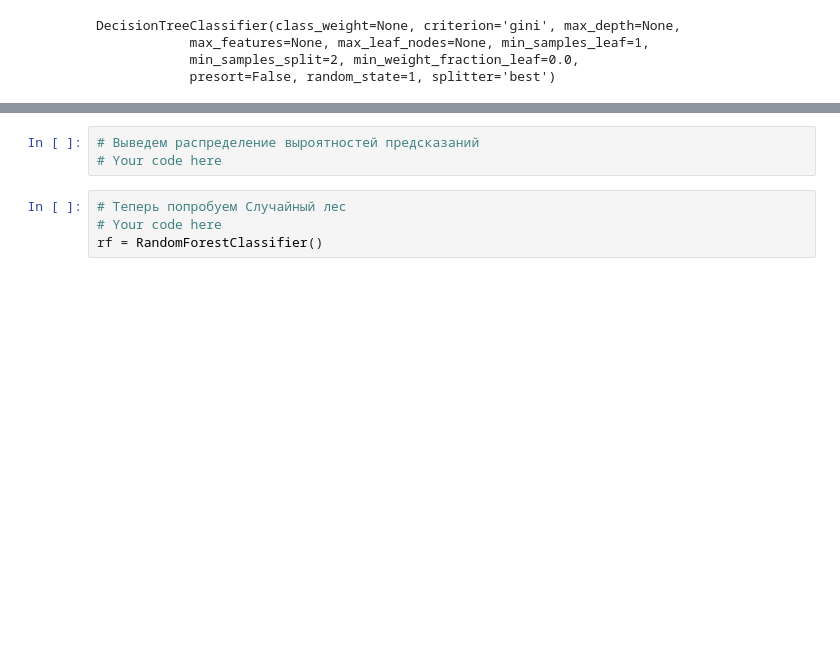
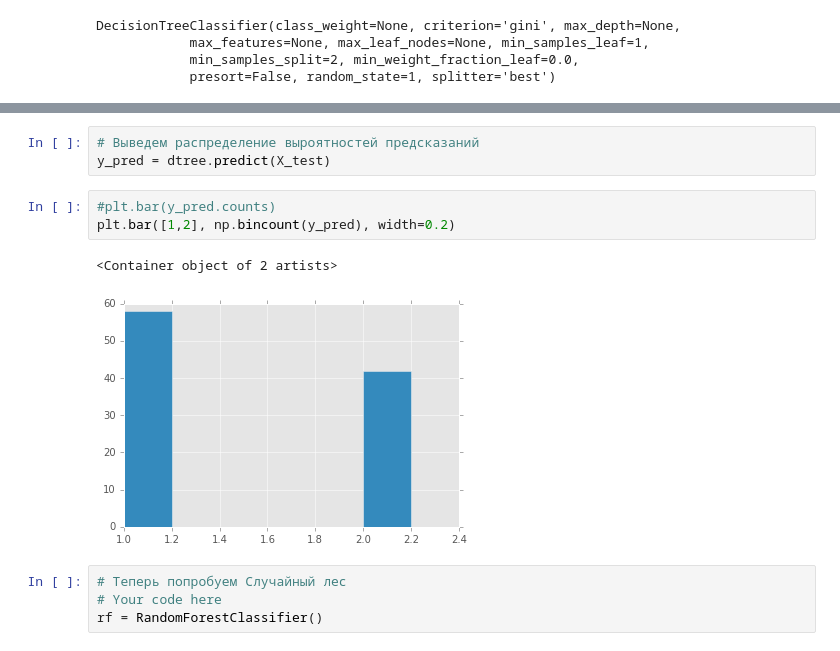
Before and after one commit to grafft/hse-tasks, a Jupyter notebook: minor-ida-16/sem6/ensembles_dim_reduction.ipynb, the cells around one changed output, grey strips where cells are left out. Drawn from its saved outputs; the diff is of its cells as text; blank space fills up the shorter version.

```diff
--- a/minor-ida-16/sem6/ensembles_dim_reduction.ipynb
+++ b/minor-ida-16/sem6/ensembles_dim_reduction.ipynb
@@ -232,6 +232,12 @@ plt.scatter(X[:,0], X[:,1], c=y)
 # %%
 # Выведем распределение выроятностей предсказаний
-# Your code here
+y_pred = dtree.predict(X_test)
+# %%
+#plt.bar(y_pred.counts)
+plt.bar([1,2], np.bincount(y_pred), width=0.2)
+# %% [output]
+<Container object of 2 artists>
+[figure, added]
 # %%
 # Теперь попробуем Случайный лес
 # Your code here
```
Also changed, not shown: parts of 5 cells of this notebook, 32 other files.
